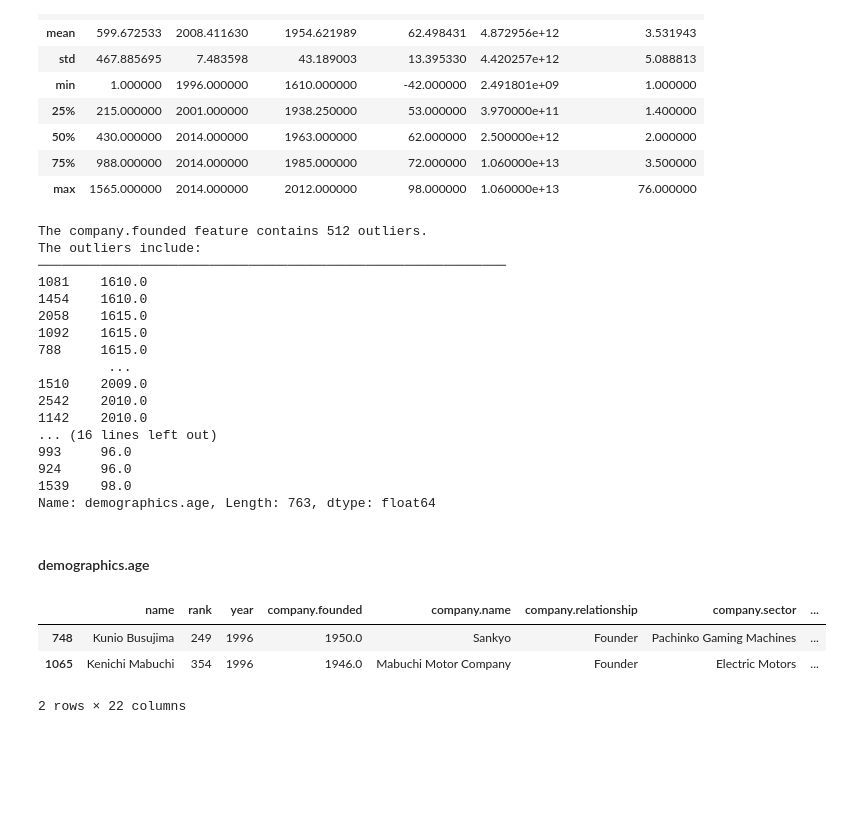
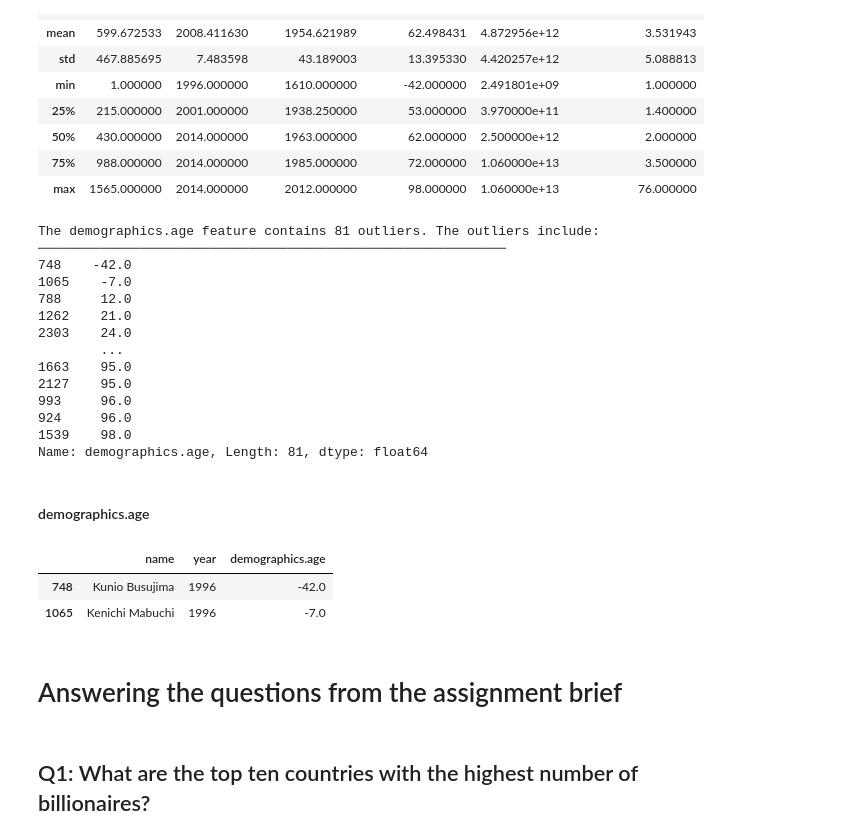
Before and after one commit to babakmahmoudian/billionaires, a Jupyter notebook: billionaires.ipynb, the cells around one changed output. Cells and saved outputs as stored; diff of their text form; code cells hidden in the pictures; blank space fills up the shorter version.

Commit message:
answered assignment's questions

```diff
--- a/billionaires.ipynb
+++ b/billionaires.ipynb
@@ -453,12 +462,13 @@ This task includes:
 # %%
 import re
 
-df['name'] = (df['name'].replace(to_replace=r'\bSr$', regex=True, value='Sr.')
-                        .replace(to_replace=r'\bJr$', regex=True, value='Jr.')
-                        .replace(to_replace=r'\b\w\b(?!\.)', regex=True, value=r'\g<0>.')
-                        .replace(to_replace=r', Jr\.$', regex=True, value=' Jr.')
-                        .replace(to_replace=r', Sr\.$', regex=True, value=' Sr.')
-             )
+df['name'] = (
+    df['name'].replace(to_replace=r'\bSr$', regex=True, value='Sr.')
+    .replace(to_replace=r'\bJr$', regex=True, value='Jr.')
+    .replace(to_replace=r'\b\w\b(?!\.)', regex=True, value=r'\g<0>.')
+    .replace(to_replace=r', Jr\.$', regex=True, value=' Jr.')
+    .replace(to_replace=r', Sr\.$', regex=True, value=' Sr.')
+)
 # %%
 # similar(df['name'])
 # %% [markdown]
@@ -504,51 +520,41 @@ df[num_cols].describe()
 | 75% | 988.000000 | 2014.000000 | 1985.000000 | 72.000000 | 1.060000e+13 | 3.500000 |
 | max | 1565.000000 | 2014.000000 | 2012.000000 | 98.000000 | 1.060000e+13 | 76.000000 |
 # %%
-# The following function recerves a columns name and returns the index and
-# values of all the instances outside the boundary of 2 standard deviations
-# away from the mean.
 def get_outliers(col):
-    return col[np.abs(col-col.mean()) > (1*col.std())]
+    return col
 
-cols = [
-    'company.founded',
-    'demographics.age',
-]
-for col in cols:
-    outliers = get_outliers(df[col])
-    outliers_count = outliers.shape[0]
-    print(f"The {F_BOLD}{col}{F_END} feature contains" +
-          f" {outliers_count} outliers.")
-    if outliers_count > 0:
-        print(f"The outliers include:\n{F_DIV}\n{outliers.sort_values()}")
-    print("\n")
+col = df['demographics.age']
+outliers = col[np.abs(col-col.mean()) > (2*col.std())]
+outliers_count = outliers.shape[0]
+print(f"The {F_BOLD}demographics.age{F_END} feature contains {outliers_count} outliers." +
+      f" The outliers include:\n{F_DIV}\n{outliers.sort_values()}")
 # %% [output]
-The company.founded feature contains 512 outliers.
-The outliers include:
+The demographics.age feature contains 81 outliers. The outliers include:
 ────────────────────────────────────────────────────────────
-1081    1610.0
-1454    1610.0
-2058    1615.0
-1092    1615.0
-788     1615.0
-         ...
-1510    2009.0
-2542    2010.0
-1142    2010.0
-... (16 lines left out)
+748    -42.0
+1065    -7.0
+788     12.0
+1262    21.0
+2303    24.0
+        ...
+1663    95.0
+2127    95.0
 993     96.0
 924     96.0
 1539    98.0
-Name: demographics.age, Length: 763, dtype: float64
+Name: demographics.age, Length: 81, dtype: float64
 # %% [markdown]
 #### demographics.age
 # %%
-df.loc[[748, 1065]]
+df.loc[[748, 1065]][['name', 'year', 'demographics.age']]
 # %% [output]
-|  | name | rank | year | company.founded | company.name | company.relationship | company.sector | ... |
-| 748 | Kunio Busujima | 249 | 1996 | 1950.0 | Sankyo | Founder | Pachinko Gaming Machines | ... |
-| 1065 | Kenichi Mabuchi | 354 | 1996 | 1946.0 | Mabuchi Motor Company | Founder | Electric Motors | ... |
+|  | name | year | demographics.age |
+| 748 | Kunio Busujima | 1996 | -42.0 |
+| 1065 | Kenichi Mabuchi | 1996 | -7.0 |
-2 rows × 22 columns
 # %%
 df.loc[748, ['demographics.age']] = 71
 df.loc[1065, ['demographics.age']] = 63
+# %% [markdown]
+# Answering the questions from the assignment brief
+# %% [markdown]
+## Q1: What are the top ten countries with the highest number of billionaires?
```
Also changed, not shown: parts of 15 cells of this notebook.
